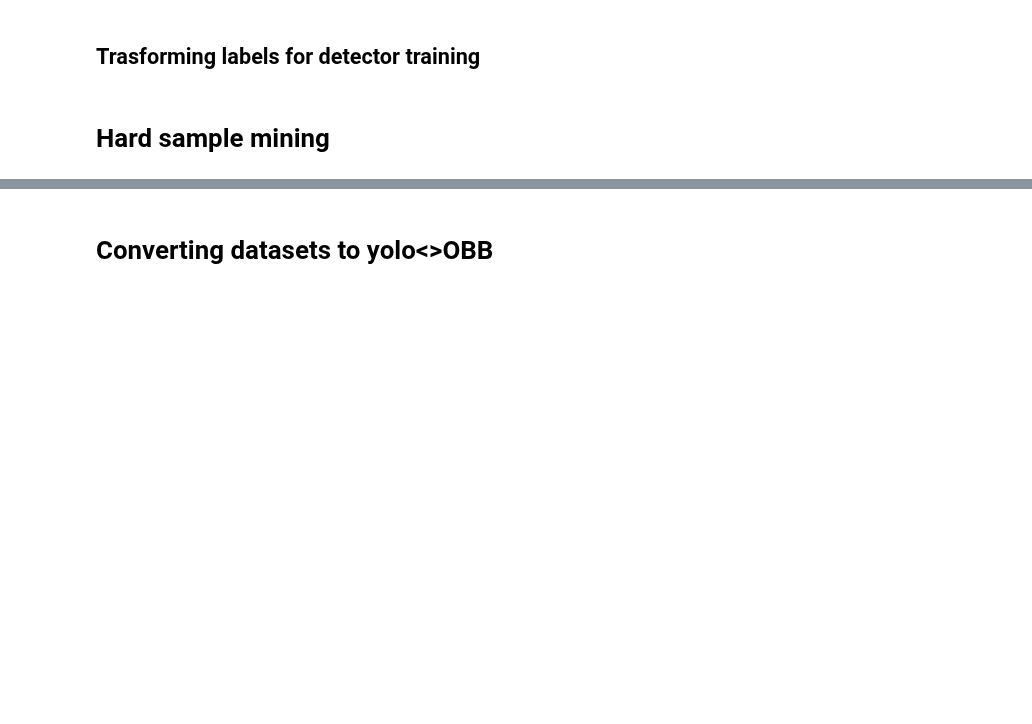
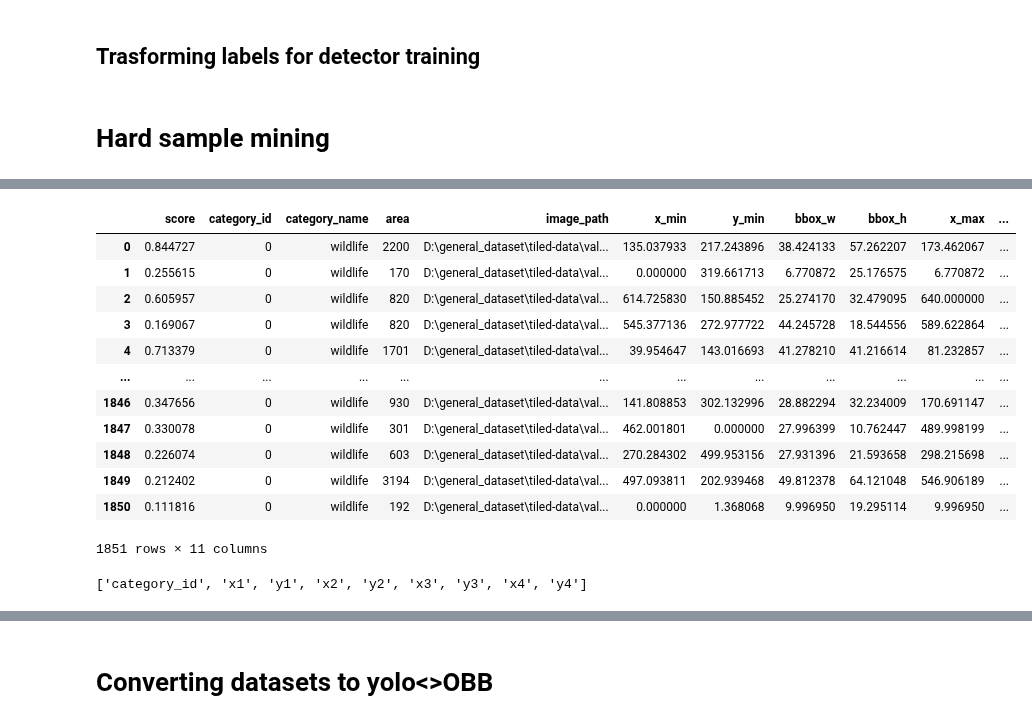
Before and after one commit to FadelMamar/datalabeling, a Jupyter notebook: notebooks/extra_datasets_creation.ipynb, the cells around one changed output, grey strips where cells are left out. Saved outputs shown, nothing was run; the diff lists cells and outputs as text; code cells hidden in the pictures; blank space fills up the shorter version.

```diff
--- a/notebooks/extra_datasets_creation.ipynb
+++ b/notebooks/extra_datasets_creation.ipynb
@@ -624,11 +630,11 @@ train_labels_path = [p.replace('images','labels') for p in train_images_path]
 # %%
 train_images_path,train_labels_path
 # %%
-train_images_path = [r"D:\general_dataset\original-data\val\images",]
-pred_results_dir = r"D:\general_dataset\original-data\results"
+train_images_path = [r"D:\general_dataset\tiled-data\val\images",]
+pred_results_dir = r"D:\general_dataset\tiled-data\results"
 df_results, df_labels, col_names = get_preds_targets(images_dirs=train_images_path,
                                                   pred_results_dir=pred_results_dir,
                                                   detector=model,
                                                   save_tag=save_tag,
-                                                  load_results=False
+                                                  load_results=True
                                                   )
@@ -637,7 +659,23 @@ df_labels
 # %%
-df_results['image_path'].value_counts()
+df_results #['image_path'].value_counts()
+# %% [output]
+|  | score | category_id | category_name | area | image_path | x_min | y_min | bbox_w | bbox_h | x_max | ... |
+| 0 | 0.844727 | 0 | wildlife | 2200 | D:\general_dataset\tiled-data\val... | 135.037933 | 217.243896 | 38.424133 | 57.262207 | 173.462067 | ... |
+| 1 | 0.255615 | 0 | wildlife | 170 | D:\general_dataset\tiled-data\val... | 0.000000 | 319.661713 | 6.770872 | 25.176575 | 6.770872 | ... |
+| 2 | 0.605957 | 0 | wildlife | 820 | D:\general_dataset\tiled-data\val... | 614.725830 | 150.885452 | 25.274170 | 32.479095 | 640.000000 | ... |
+| 3 | 0.169067 | 0 | wildlife | 820 | D:\general_dataset\tiled-data\val... | 545.377136 | 272.977722 | 44.245728 | 18.544556 | 589.622864 | ... |
+| 4 | 0.713379 | 0 | wildlife | 1701 | D:\general_dataset\tiled-data\val... | 39.954647 | 143.016693 | 41.278210 | 41.216614 | 81.232857 | ... |
+| ... | ... | ... | ... | ... | ... | ... | ... | ... | ... | ... | ... |
+| 1846 | 0.347656 | 0 | wildlife | 930 | D:\general_dataset\tiled-data\val... | 141.808853 | 302.132996 | 28.882294 | 32.234009 | 170.691147 | ... |
+| 1847 | 0.330078 | 0 | wildlife | 301 | D:\general_dataset\tiled-data\val... | 462.001801 | 0.000000 | 27.996399 | 10.762447 | 489.998199 | ... |
+| 1848 | 0.226074 | 0 | wildlife | 603 | D:\general_dataset\tiled-data\val... | 270.284302 | 499.953156 | 27.931396 | 21.593658 | 298.215698 | ... |
+| 1849 | 0.212402 | 0 | wildlife | 3194 | D:\general_dataset\tiled-data\val... | 497.093811 | 202.939468 | 49.812378 | 64.121048 | 546.906189 | ... |
+| 1850 | 0.111816 | 0 | wildlife | 192 | D:\general_dataset\tiled-data\val... | 0.000000 | 1.368068 | 9.996950 | 19.295114 | 9.996950 | ... |
+1851 rows × 11 columns
 # %%
 col_names
+# %% [output]
+['category_id', 'x1', 'y1', 'x2', 'y2', 'x3', 'y3', 'x4', 'y4']
 # %%
 df_results_per_img = compute_detector_performance(df_results,df_labels,col_names)
 df_results_per_img
```
Also changed, not shown: parts of 9 cells of this notebook, 2 other files.
